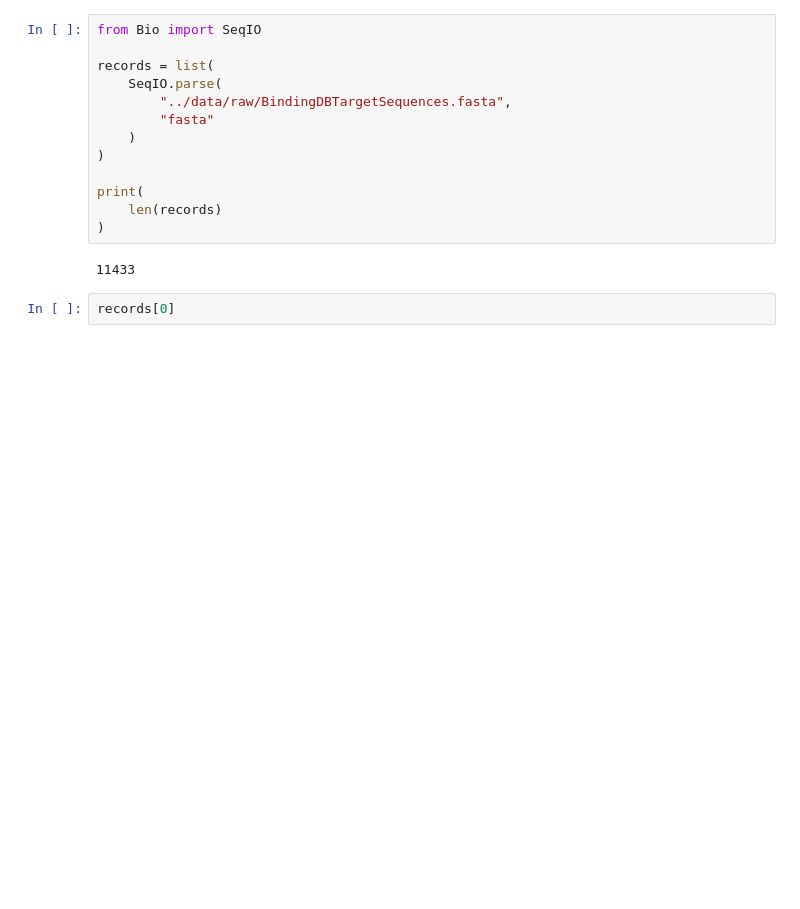
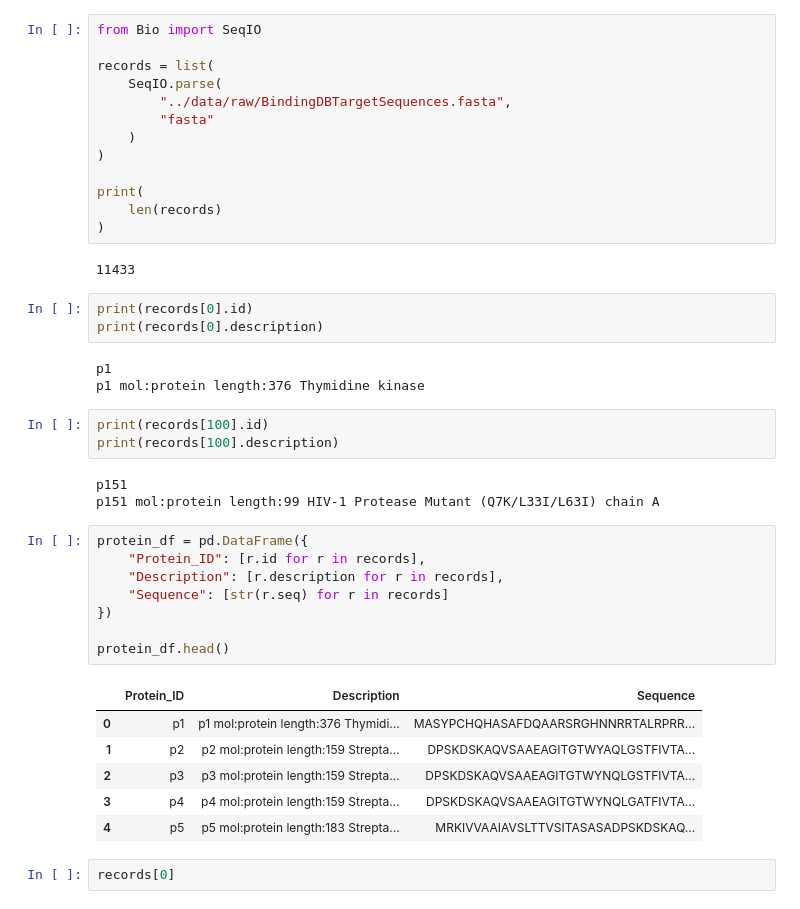
Before and after one commit to shivaamsingh/PharmaGPT, a Jupyter notebook: notebooks/09_protein_encoder.ipynb, the cells around one changed output. Drawn from its saved outputs; the diff is of its cells as text; blank space fills up the shorter version.

```diff
--- a/notebooks/09_protein_encoder.ipynb
+++ b/notebooks/09_protein_encoder.ipynb
@@ -13,6 +13,33 @@ print(
 )
 # %% [output]
 11433
+# %%
+print(records[0].id)
+print(records[0].description)
+# %% [output]
+p1
+p1 mol:protein length:376 Thymidine kinase
+# %%
+print(records[100].id)
+print(records[100].description)
+# %% [output]
+p151
+p151 mol:protein length:99 HIV-1 Protease Mutant (Q7K/L33I/L63I) chain A
+# %%
+protein_df = pd.DataFrame({
+    "Protein_ID": [r.id for r in records],
+    "Description": [r.description for r in records],
+    "Sequence": [str(r.seq) for r in records]
+})
+
+protein_df.head()
+# %% [output]
+|  | Protein_ID | Description | Sequence |
+| 0 | p1 | p1 mol:protein length:376 Thymidi... | MASYPCHQHASAFDQAARSRGHNNRRTALRPRR... |
+| 1 | p2 | p2 mol:protein length:159 Strepta... | DPSKDSKAQVSAAEAGITGTWYAQLGSTFIVTA... |
+| 2 | p3 | p3 mol:protein length:159 Strepta... | DPSKDSKAQVSAAEAGITGTWYNQLGSTFIVTA... |
+| 3 | p4 | p4 mol:protein length:159 Strepta... | DPSKDSKAQVSAAEAGITGTWYNQLGATFIVTA... |
+| 4 | p5 | p5 mol:protein length:183 Strepta... | MRKIVVAAIAVSLTTVSITASASADPSKDSKAQ... |
 # %%
 records[0]
 # %% [output]
```
Also changed, not shown: parts of 24 cells of this notebook, 1 other file.
